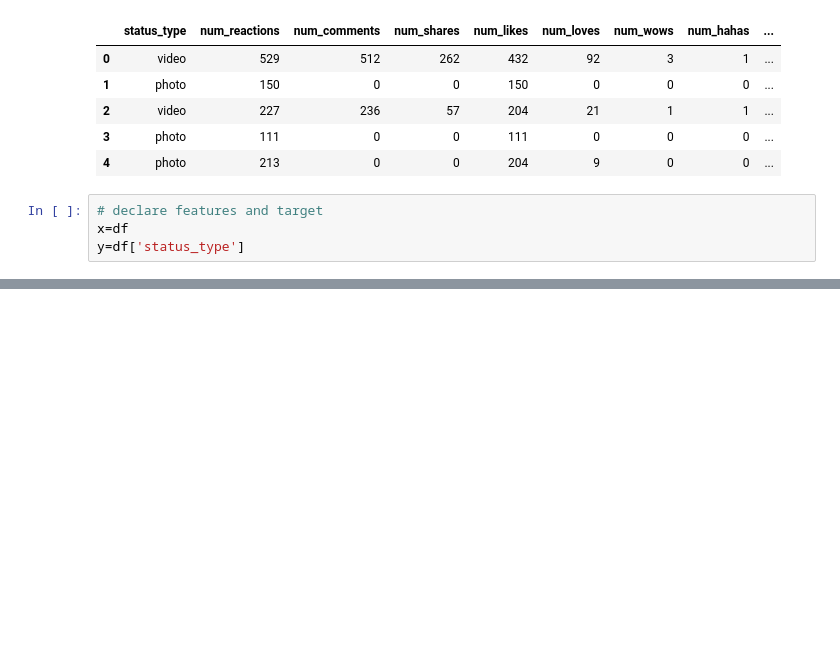
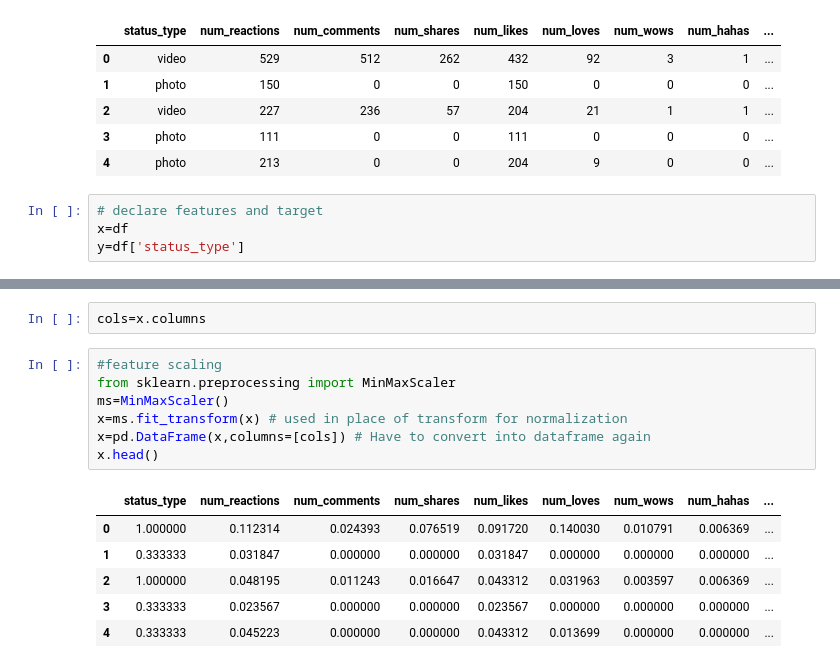
Before and after one commit to ESET0100/Basic, a Jupyter notebook: Python_basics/Day_9/K_means.ipynb, the cells around one changed output, grey strips where cells are left out. Drawn from its saved outputs; the diff is of its cells as text; blank space fills up the shorter version.

```diff
--- a/Python_basics/Day_9/K_means.ipynb
+++ b/Python_basics/Day_9/K_means.ipynb
@@ -99,0 +147,16 @@ y=df['status_type']
+# %%
+cols=x.columns
+# %%
+#feature scaling
+from sklearn.preprocessing import MinMaxScaler
+ms=MinMaxScaler()
+x=ms.fit_transform(x) # used in place of transform for normalization
+x=pd.DataFrame(x,columns=[cols]) # Have to convert into dataframe again
+x.head()
+# %% [output]
+|  | status_type | num_reactions | num_comments | num_shares | num_likes | num_loves | num_wows | num_hahas | ... |
+| 0 | 1.000000 | 0.112314 | 0.024393 | 0.076519 | 0.091720 | 0.140030 | 0.010791 | 0.006369 | ... |
+| 1 | 0.333333 | 0.031847 | 0.000000 | 0.000000 | 0.031847 | 0.000000 | 0.000000 | 0.000000 | ... |
+| 2 | 1.000000 | 0.048195 | 0.011243 | 0.016647 | 0.043312 | 0.031963 | 0.003597 | 0.006369 | ... |
+| 3 | 0.333333 | 0.023567 | 0.000000 | 0.000000 | 0.023567 | 0.000000 | 0.000000 | 0.000000 | ... |
+| 4 | 0.333333 | 0.045223 | 0.000000 | 0.000000 | 0.043312 | 0.013699 | 0.000000 | 0.000000 | ... |
```
Also changed, not shown: parts of 15 cells of this notebook.
